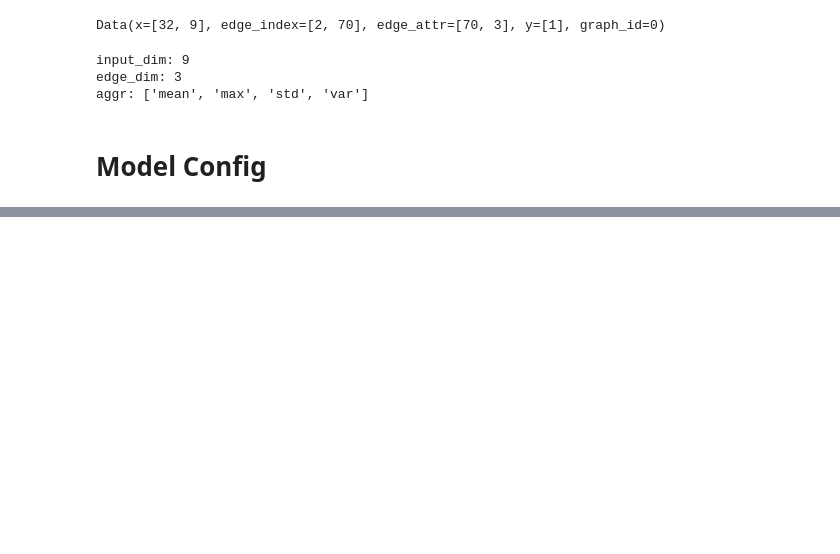
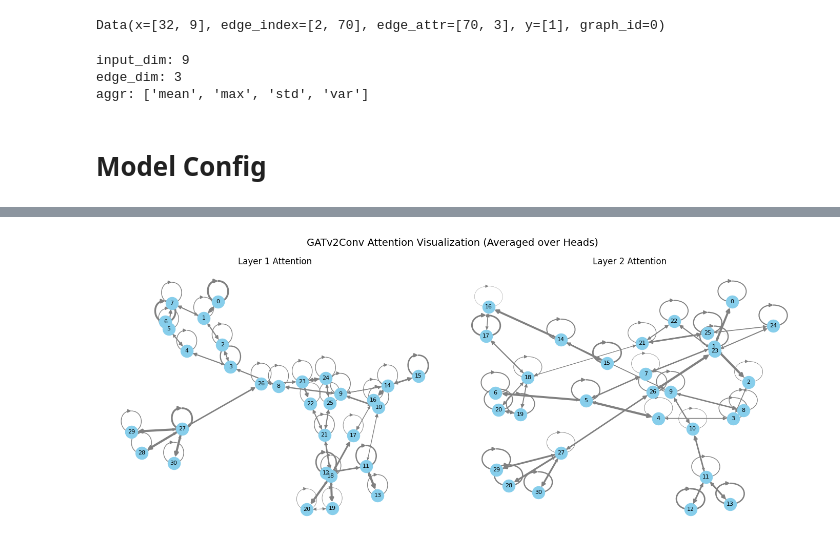
Before and after one commit to Mohammad-Amin-Jenadele/gnn-graph-classification, a Jupyter notebook: GNN_Graph_classification_main.ipynb, the cells around one changed output, grey strips where cells are left out. Saved outputs shown, nothing was run; the diff lists cells and outputs as text; code cells hidden in the pictures; blank space fills up the shorter version.

```diff
--- a/GNN_Graph_classification_main.ipynb
+++ b/GNN_Graph_classification_main.ipynb
@@ -680,0 +996,4 @@ animate_embedding(GINE_model, interval=300, save_path="embedding_evolution.gif")
+# %%
+GAT_model.visualize_attention(val_graphs[100])
+# %% [output]
+[figure, added]
```
Also changed, not shown: parts of 20 cells of this notebook.
